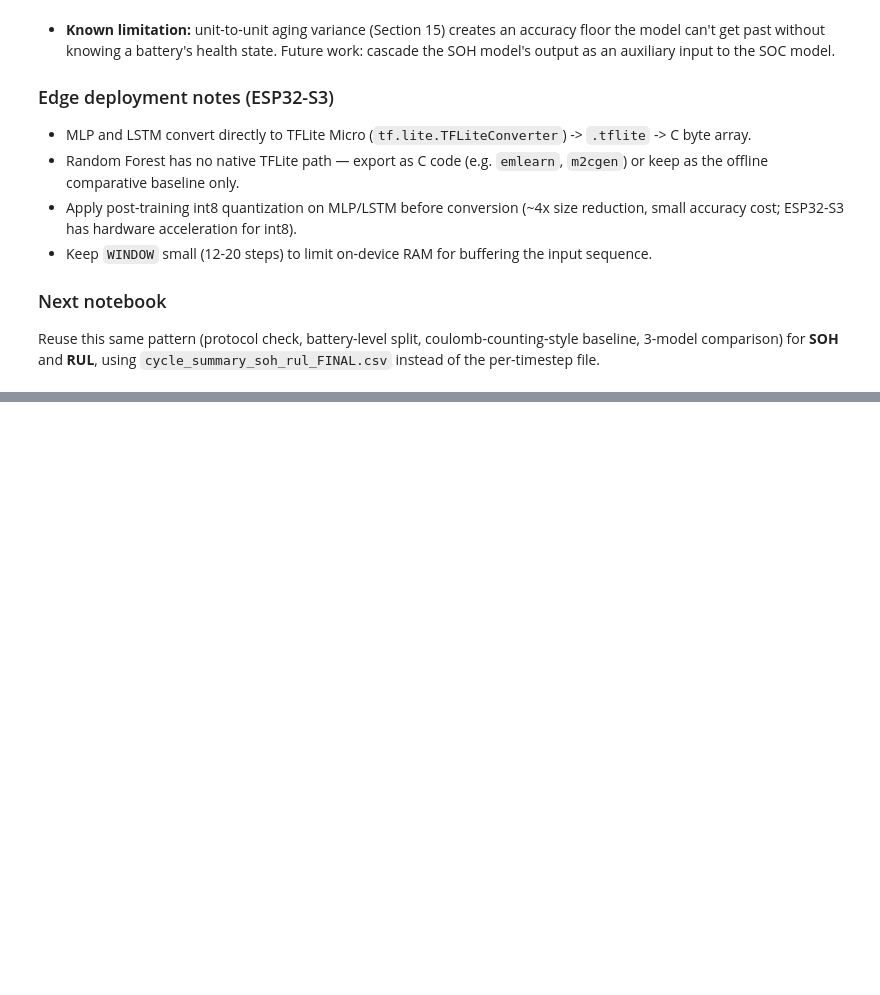
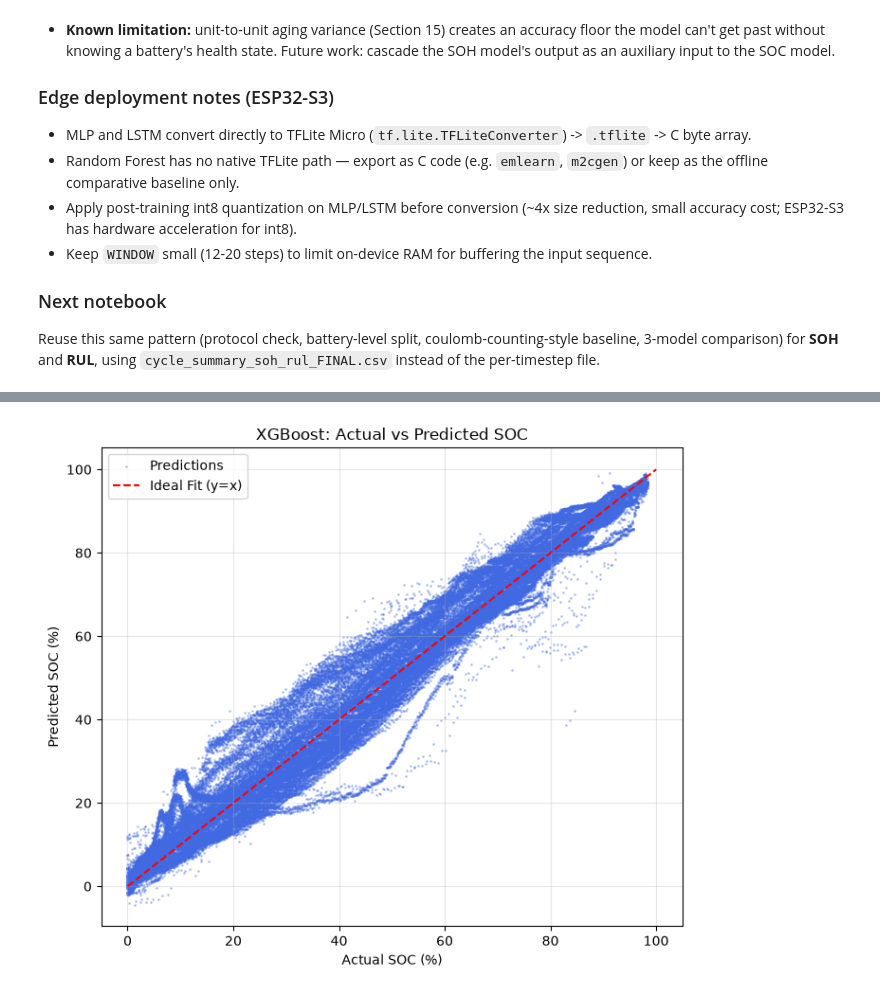
Before and after one commit to HarikeshopGCEK/BTECH_FINAL_YEAR_PROJECT, a Jupyter notebook: NASA Dataset/Model/SoC_study/02_SOC_estimation_FINAL_PRESENTATION.ipynb, the cells around one changed output, grey strips where cells are left out. Cells and saved outputs as stored; diff of their text form; code cells hidden in the pictures; blank space fills up the shorter version.

```diff
--- a/NASA Dataset/Model/SoC_study/02_SOC_estimation_FINAL_PRESENTATION.ipynb
+++ b/NASA Dataset/Model/SoC_study/02_SOC_estimation_FINAL_PRESENTATION.ipynb
@@ -493,3 +491,86 @@ plt.show()
 
 ### Next notebook
 Reuse this same pattern (protocol check, battery-level split, coulomb-counting-style baseline, 3-model comparison) for **SOH** and **RUL**, using `cycle_summary_soh_rul_FINAL.csv` instead of the per-timestep file.
+# %%
+import numpy as np
+import pandas as pd
+import matplotlib.pyplot as plt
+from xgboost import XGBRegressor
+from sklearn.metrics import mean_absolute_error, mean_squared_error, r2_score
+import tensorflow as tf
+from tensorflow import keras
+
+# 1. XGBoost Regressor on Window Features
+print("--- Training XGBoost Regressor ---")
+xgb = XGBRegressor(
+    n_estimators=500,
+    max_depth=5,
+    learning_rate=0.03,
+    subsample=0.8,
+    colsample_bytree=0.8,
+    random_state=42,
+    n_jobs=-1
+)
+xgb.fit(X_train_feat, y_train)
+
+xgb_pred = xgb.predict(X_test_feat)
+xgb_mae = mean_absolute_error(y_test, xgb_pred)
+xgb_rmse = np.sqrt(mean_squared_error(y_test, xgb_pred))
+xgb_r2 = r2_score(y_test, xgb_pred)
+
+print(f"XGBoost -> MAE: {xgb_mae:.3f}%  RMSE: {xgb_rmse:.3f}%  R2: {xgb_r2:.4f}")
+
+# 2. Fine-Tuned MLP with Dropout and Early Stopping
+print("\n--- Training Fine-Tuned MLP ---")
+mlp_fine = keras.Sequential([
+    keras.layers.Input(shape=(X_train_flat.shape[1],)),
+    keras.layers.Dense(64, activation='relu'),
+    keras.layers.Dropout(0.2),
+    keras.layers.Dense(32, activation='relu'),
+    keras.layers.Dropout(0.1),
+    keras.layers.Dense(1)
+])
+mlp_fine.compile(optimizer=keras.optimizers.Adam(learning_rate=0.001), loss='mse', metrics=['mae'])
+
+callbacks = [
+    keras.callbacks.EarlyStopping(monitor='val_loss', patience=10, restore_best_weights=True),
+    keras.callbacks.ReduceLROnPlateau(monitor='val_loss', factor=0.5, patience=4, min_lr=1e-5)
+]
+
+history_mlp = mlp_fine.fit(
+    X_train_flat, y_train,
+    validation_split=0.15,
+    epochs=50, batch_size=512,
+    callbacks=callbacks, verbose=1
+)
+
+mlp_pred = mlp_fine.predict(X_test_flat, verbose=0).flatten()
+mlp_mae = mean_absolute_error(y_test, mlp_pred)
+mlp_rmse = np.sqrt(mean_squared_error(y_test, mlp_pred))
+mlp_r2 = r2_score(y_test, mlp_pred)
+
+print(f"Fine-Tuned MLP -> MAE: {mlp_mae:.3f}%  RMSE: {mlp_rmse:.3f}%  R2: {mlp_r2:.4f}")
+
+# 3. Actual vs Predicted Scatter Plot (SoH_Fine style)
+plt.figure(figsize=(7, 6))
+plt.scatter(y_test, xgb_pred, s=1, alpha=0.3, color="royalblue", label="Predictions")
+plt.plot([0, 100], [0, 100], "r--", linewidth=1.5, label="Ideal Fit (y=x)")
+plt.xlabel("Actual SOC (%)")
+plt.ylabel("Predicted SOC (%)")
+plt.title("XGBoost: Actual vs Predicted SOC")
+plt.grid(True, alpha=0.3)
+plt.legend()
+plt.tight_layout()
+plt.show()
+
+plt.figure(figsize=(7,6))
+plt.scatter(y_test,mlp_pred,s=1, alpha=0.3, color="royalblue", label="Predictions")
+plt.plot([0, 100], [0, 100], "r--", linewidth=1.5, label="Ideal Fit (y=x)")
+plt.xlabel("Actual SOC (%)")
+plt.ylabel("Predicted SOC (%)")
+plt.title("FINE TUNED MLP: Actual vs Predicted SOC")
+plt.grid(True, alpha=0.3)
+plt.legend()
+plt.tight_layout()
+plt.show()
+# %% [output]
@@ -495,0 +594 @@ Reuse this same pattern (protocol check, battery-level split, coulomb-counting-s
+[figure, added]
```
Also changed, not shown: parts of 6 cells of this notebook, 5 other files.
